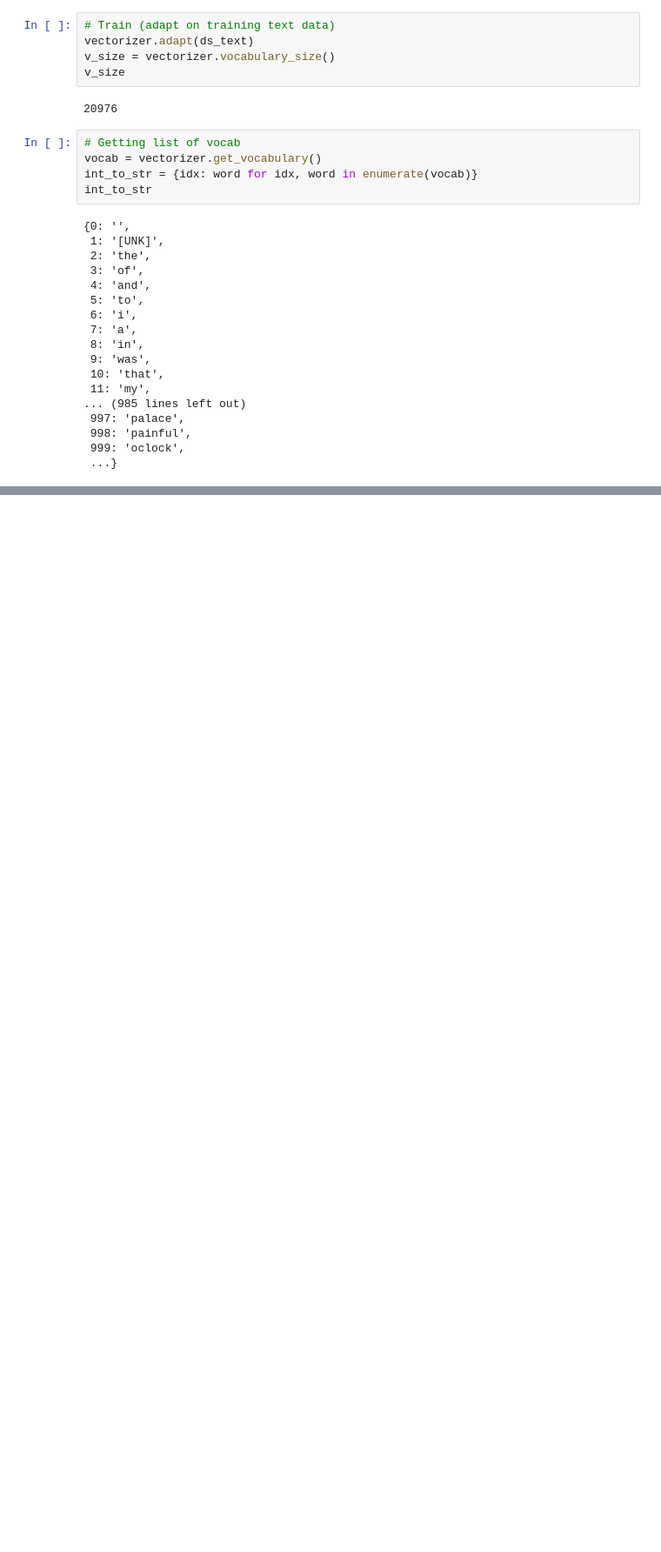
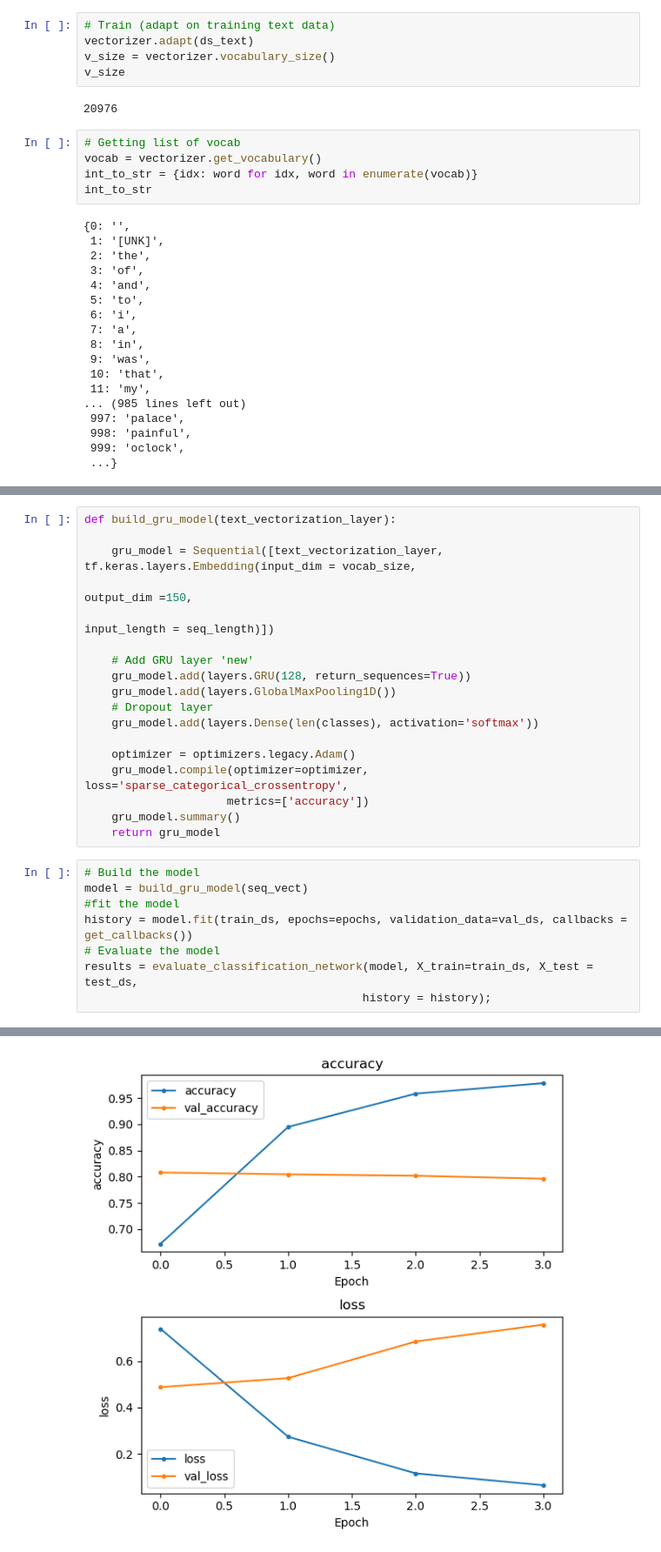
Before and after one commit to 808hanronald/LSTM-and-GRU-Models, a Jupyter notebook: lstm_and_gru.ipynb, the cells around one changed output, grey strips where cells are left out. Shown at 87% size. Drawn from its saved outputs; the diff is of its cells as text; blank space fills up the shorter version.

```diff
--- a/lstm_and_gru.ipynb
+++ b/lstm_and_gru.ipynb
@@ -281,0 +668,27 @@ int_to_str
+# %%
+def build_gru_model(text_vectorization_layer):
+
+    gru_model = Sequential([text_vectorization_layer, tf.keras.layers.Embedding(input_dim = vocab_size,
+                                                                               output_dim =150,
+                                                                               input_length = seq_length)])
+
+    # Add GRU layer 'new'
+    gru_model.add(layers.GRU(128, return_sequences=True))
+    gru_model.add(layers.GlobalMaxPooling1D())
+    # Dropout layer
+    gru_model.add(layers.Dense(len(classes), activation='softmax'))
+
+    optimizer = optimizers.legacy.Adam()
+    gru_model.compile(optimizer=optimizer, loss='sparse_categorical_crossentropy',
+                     metrics=['accuracy'])
+    gru_model.summary()
+    return gru_model
+# %%
+# Build the model
+model = build_gru_model(seq_vect)
+#fit the model
+history = model.fit(train_ds, epochs=epochs, validation_data=val_ds, callbacks = get_callbacks())
+# Evaluate the model
+results = evaluate_classification_network(model, X_train=train_ds, X_test = test_ds,
+                                         history = history);
+# %% [output]
@@ -281,0 +712 @@ int_to_str
+[figure, added]
```
Also changed, not shown: parts of 19 cells of this notebook.
